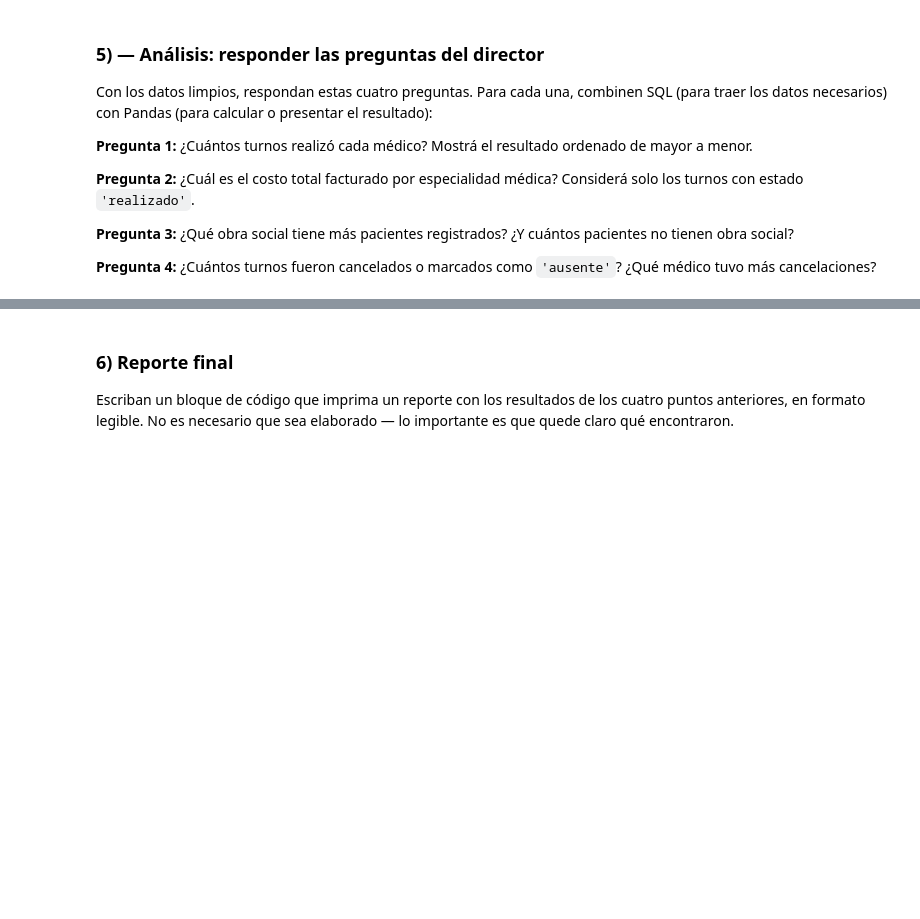
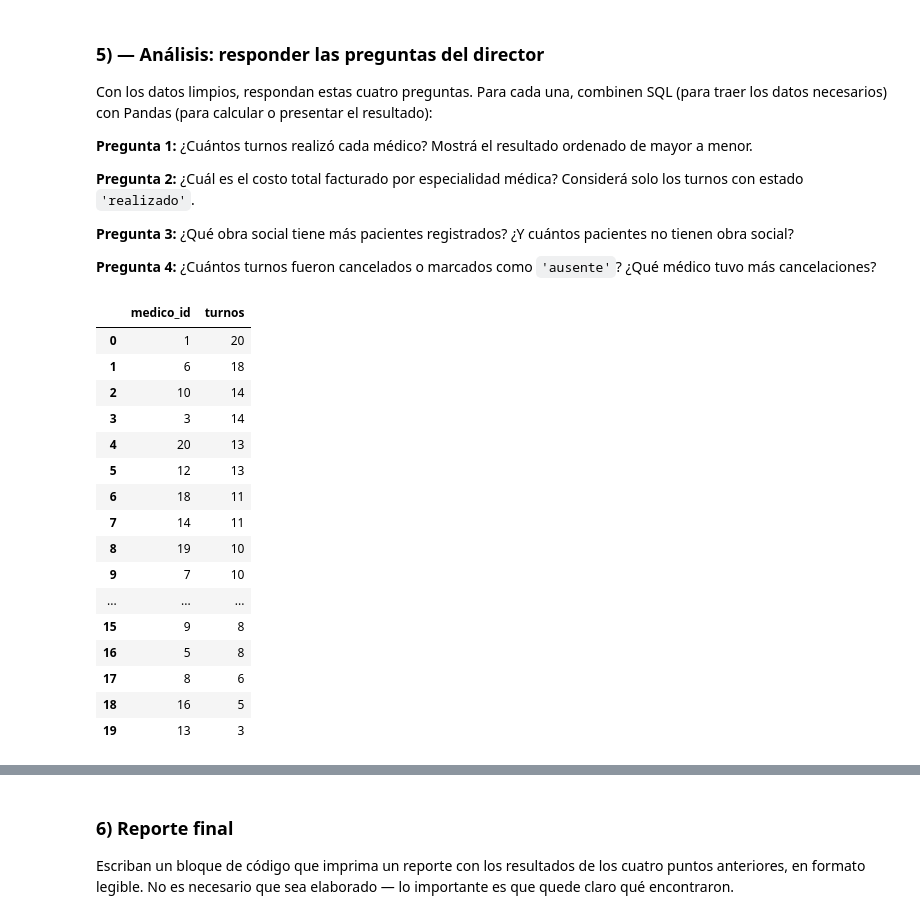
Before and after one commit to estebanler00/data-analysis-course, a Jupyter notebook: modulo-3-transformacion/clase-09/practica/notebook.ipynb, the cells around one changed output, grey strips where cells are left out. Saved outputs shown, nothing was run; the diff lists cells and outputs as text; code cells hidden in the pictures; blank space fills up the shorter version.

```diff
--- a/modulo-3-transformacion/clase-09/practica/notebook.ipynb
+++ b/modulo-3-transformacion/clase-09/practica/notebook.ipynb
@@ -361,3 +358,25 @@ Con los datos limpios, respondan estas cuatro preguntas. Para cada una, combinen
 **Pregunta 3:** ¿Qué obra social tiene más pacientes registrados? ¿Y cuántos pacientes no tienen obra social?
 
 **Pregunta 4:** ¿Cuántos turnos fueron cancelados o marcados como `'ausente'`? ¿Qué médico tuvo más cancelaciones?
+# %%
+#Pregutna 1
+
+pd.read_sql("SELECT medico_id, COUNT(*) as turnos FROM turnos group by medico_id order by turnos DESC", conexion)
+# %% [output]
+|  | medico_id | turnos |
+| 0 | 1 | 20 |
+| 1 | 6 | 18 |
+| 2 | 10 | 14 |
+| 3 | 3 | 14 |
+| 4 | 20 | 13 |
+| 5 | 12 | 13 |
+| 6 | 18 | 11 |
+| 7 | 14 | 11 |
+| 8 | 19 | 10 |
+| 9 | 7 | 10 |
+| ... | ... | ... |
+| 15 | 9 | 8 |
+| 16 | 5 | 8 |
+| 17 | 8 | 6 |
+| 18 | 16 | 5 |
+| 19 | 13 | 3 |
```
Also changed, not shown: parts of 4 cells of this notebook.
